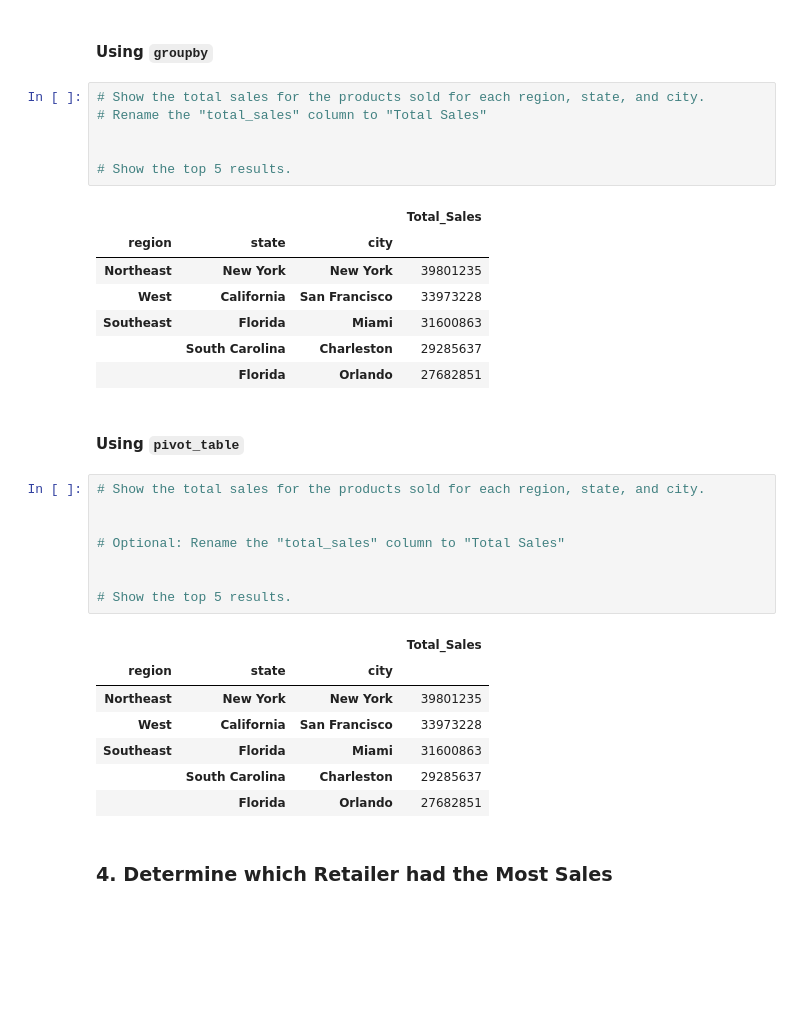
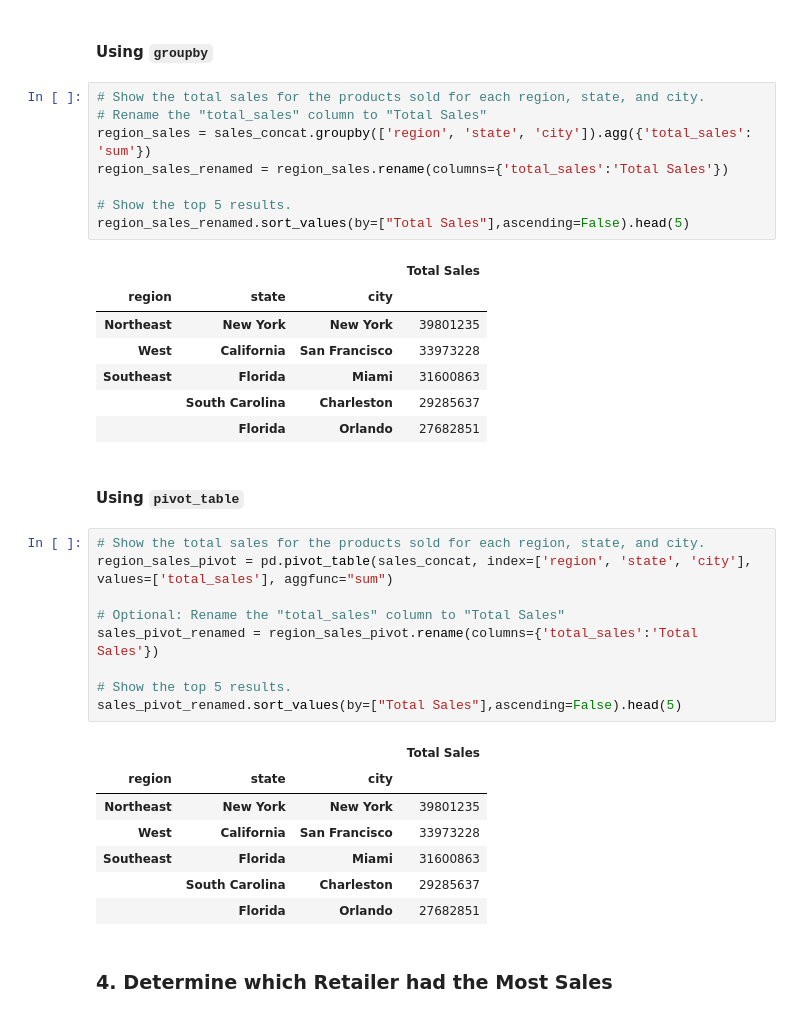
Before and after one commit to chelseyellen/athletic_sales_analysis, a Jupyter notebook: Starter_Code/athletic_sales_analysis.ipynb, the cells around one changed output. Drawn from its saved outputs; the diff is of its cells as text; blank space fills up the shorter version.

```diff
--- a/Starter_Code/athletic_sales_analysis.ipynb
+++ b/Starter_Code/athletic_sales_analysis.ipynb
@@ -237,11 +236,13 @@ pivot_renamed.sort_values(by=["Total_Products_Sold"],ascending=False).head(5)
 # %%
 # Show the total sales for the products sold for each region, state, and city.
 # Rename the "total_sales" column to "Total Sales"
-
+region_sales = sales_concat.groupby(['region', 'state', 'city']).agg({'total_sales': 'sum'})
+region_sales_renamed = region_sales.rename(columns={'total_sales':'Total Sales'})
 
 # Show the top 5 results.
+region_sales_renamed.sort_values(by=["Total Sales"],ascending=False).head(5)
 # %% [output]
-|  |  |  | Total_Sales |
+|  |  |  | Total Sales |
 | region | state | city |  |
 | Northeast | New York | New York | 39801235 |
 | West | California | San Francisco | 33973228 |
@@ -252,14 +253,15 @@ pivot_renamed.sort_values(by=["Total_Products_Sold"],ascending=False).head(5)
 #### Using `pivot_table`
 # %%
 # Show the total sales for the products sold for each region, state, and city.
-
+region_sales_pivot = pd.pivot_table(sales_concat, index=['region', 'state', 'city'], values=['total_sales'], aggfunc="sum")
 
 # Optional: Rename the "total_sales" column to "Total Sales"
-
+sales_pivot_renamed = region_sales_pivot.rename(columns={'total_sales':'Total Sales'})
 
 # Show the top 5 results.
+sales_pivot_renamed.sort_values(by=["Total Sales"],ascending=False).head(5)
 # %% [output]
-|  |  |  | Total_Sales |
+|  |  |  | Total Sales |
 | region | state | city |  |
 | Northeast | New York | New York | 39801235 |
 | West | California | San Francisco | 33973228 |
```
Also changed, not shown: parts of 1 cell of this notebook.
